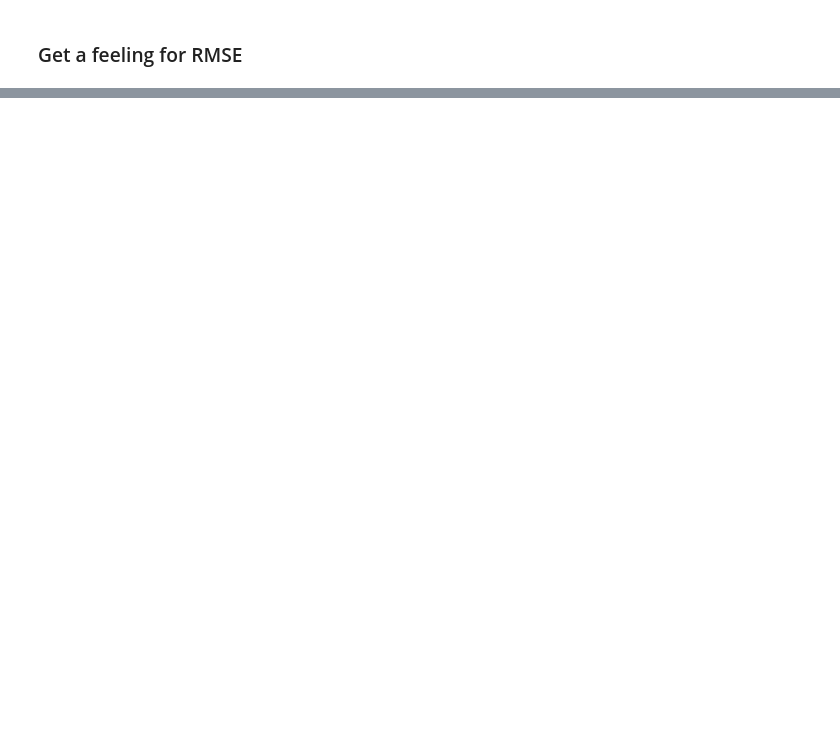
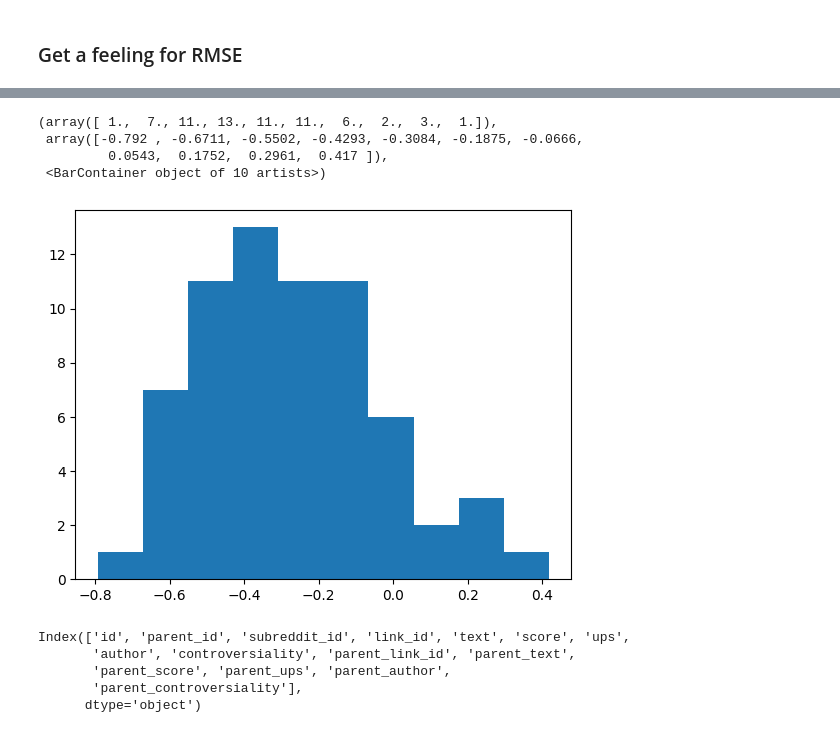
Before and after one commit to VoeP/reddit_sentiment, a Jupyter notebook: notebooks/sentiment_voep.ipynb, the cells around one changed output, grey strips where cells are left out. Cells and saved outputs as stored; diff of their text form; code cells hidden in the pictures; blank space fills up the shorter version.

```diff
--- a/notebooks/sentiment_voep.ipynb
+++ b/notebooks/sentiment_voep.ipynb
@@ -109,0 +166,9 @@ RMSE is really bad as expected because toxicity is a normal distribution centere
+# %%
+just_positive1000=first_1000[first_1000["sentiment"]>0]
+plt.hist(just_positive1000["score"])
+# %% [output]
+(array([ 1.,  7., 11., 13., 11., 11.,  6.,  2.,  3.,  1.]),
+ array([-0.792 , -0.6711, -0.5502, -0.4293, -0.3084, -0.1875, -0.0666,
+         0.0543,  0.1752,  0.2961,  0.417 ]),
+ <BarContainer object of 10 artists>)
+[figure, added]
@@ -109,0 +180,8 @@ RMSE is really bad as expected because toxicity is a normal distribution centere
+# %%
+pos_df.columns
+# %% [output]
+Index(['id', 'parent_id', 'subreddit_id', 'link_id', 'text', 'score', 'ups',
+       'author', 'controversiality', 'parent_link_id', 'parent_text',
+       'parent_score', 'parent_ups', 'parent_author',
+       'parent_controversiality'],
+      dtype='object')
```
Also changed, not shown: parts of 11 cells of this notebook, 5 other files.
